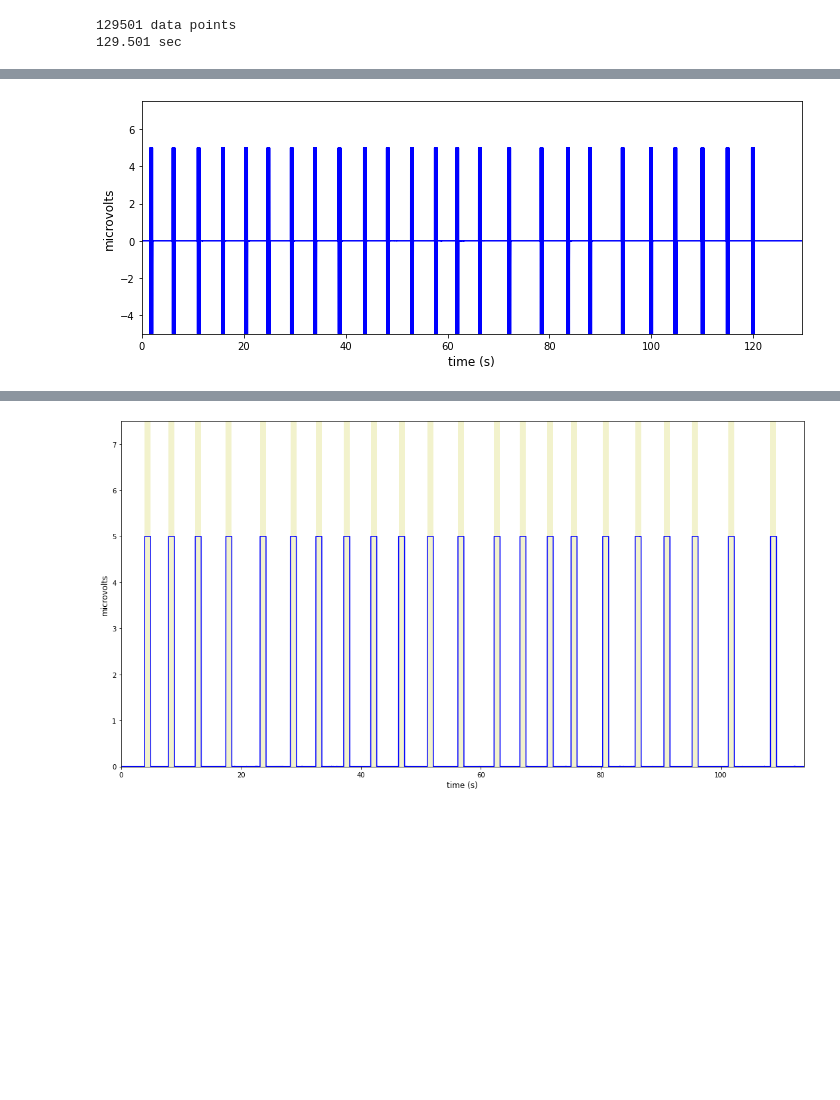
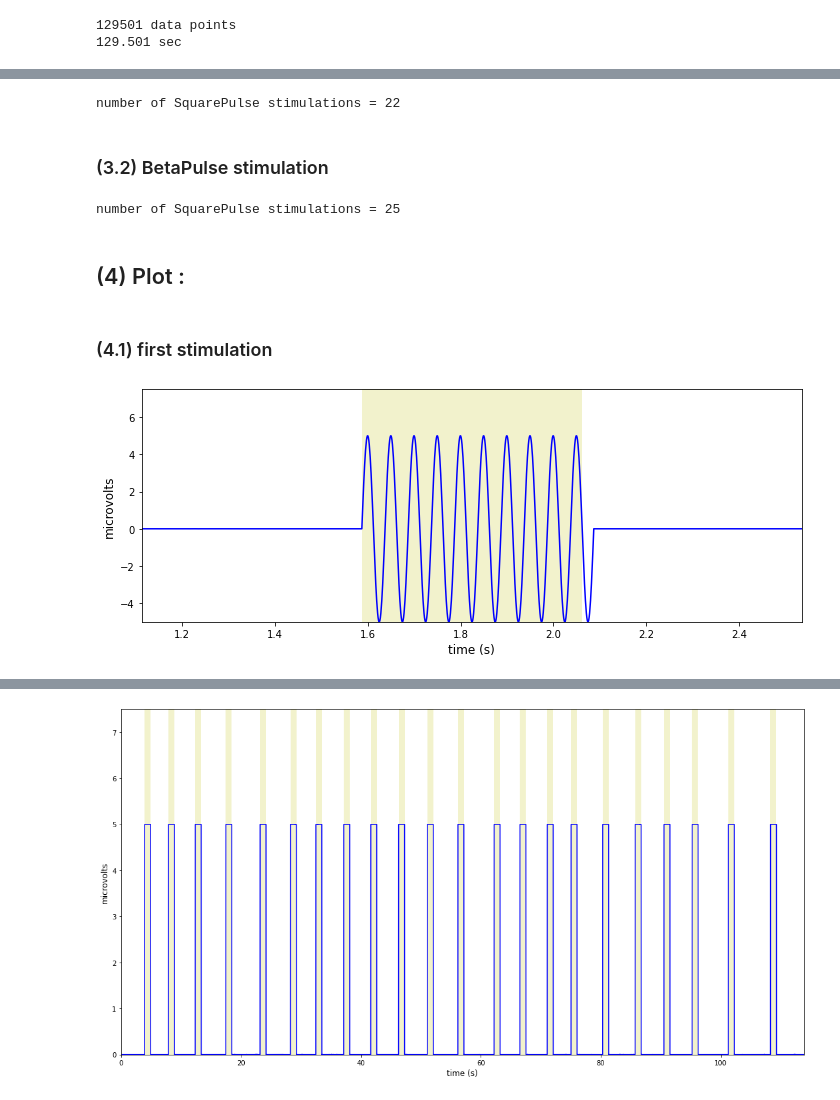
Before and after one commit to Shiva-A-Lindi/Behavioral-Analysis, a Jupyter notebook: Locomotion/Read_smr_files.ipynb, the cells around one changed output, grey strips where cells are left out. Drawn from its saved outputs; the diff is of its cells as text; code cells hidden in the pictures; blank space fills up the shorter version.

Commit message:
Beta stim analysis completed

```diff
--- a/Locomotion/Read_smr_files.ipynb
+++ b/Locomotion/Read_smr_files.ipynb
@@ -46,7 +33,8 @@ Python version =  3.8.5 (default, Sep  4 2020, 07:30:14)
 ### input filepath:
 # %%
 filepath='/home/shiva/Desktop/SquarePulse_k03_D2only_test.smr'
-filepath = '/home/shiva/Downloads/Beta STR_s01.smrx'
+filepath="/home/shiva/Desktop/SquarePulse_k03_D2only.smrx"
+filepath = '/home/shiva/Desktop/Beta STR_s01.smrx'
 # %%
 
 def read_laser_file(filepath):
@@ -107,11 +126,73 @@ print('{} data points\n{} sec\n'.format(
+# %%
+def laser_start_and_end_SquarePulse(laser_series, laser_threshold = 4):
+    peaks = (laser_series > laser_threshold).reshape(1,-1)[0]
+    peaks = peaks * 1
+    shifted_right = np.roll(peaks, 1)
+    shifted_left = np.roll(peaks, -1)
+
+    laser_start = np.where(peaks - shifted_right > 0)[0]
+    laser_end = np.where(peaks - shifted_left > 0)[0]
+
+    print("number of SquarePulse stimulations = {}".format(len(laser_start)))
+
+    return laser_start, laser_end
+laser_start, laser_end = laser_start_and_end_SquarePulse(laser_series, laser_threshold = 4)
+# print('laser starts = \n\n', time[laser_start],
+#       '\n\n laser ends = \n\n', time[laser_end])
+# %% [output]
+number of SquarePulse stimulations = 22
+# %% [markdown]
+### (3.2) BetaPulse stimulation
+# %%
+def laser_start_and_end_BetaPulse(laser_series,
+                                  peak_height_thresh = 1,
+                                  min_dist_bet_laser_coef = 1.5):
+    laser_series = np.array(laser_series)
+    laser_series = laser_series.reshape(-1,)
+    peaks,_ = find_peaks(laser_series, height = peak_height_thresh)
+    peaks = np.array(peaks)
+    dist_bet_peaks = np.diff(peaks)
+
+    most_freq = np.argmax(np.bincount(dist_bet_peaks))
+
+    laser_end = peaks[np.where(dist_bet_peaks > min_dist_bet_laser_coef * most_freq)]
+    laser_start = peaks[np.where(dist_bet_peaks > 1.5 * most_freq)[0]+1]
+    laser_start = np.insert(laser_start, 0, peaks[0] )
+    laser_end = np.append(laser_end, peaks[-1])
+    laser_end = np.array(laser_end).reshape(-1,)
+
+    ## shift back the starts a quarter of a mini pulse
+    quarter_wavelength = int((np.min(dist_bet_peaks)) / 4)
+    laser_start = laser_start - quarter_wavelength
+
+    ## shift forward the starts a quarter of a mini pulse
+    half_wavelength = int((np.min(dist_bet_peaks)) / 2)
+    laser_end = laser_end + quarter_wavelength
+
+    print("number of SquarePulse stimulations = {}".format(len(laser_start)))
+
+    return laser_start, laser_end
+
+laser_start, laser_end = laser_start_and_end_BetaPulse(laser_series)
+# %% [output]
+number of SquarePulse stimulations = 25
+# %% [markdown]
+## (4) Plot :
+# %% [markdown]
+### (4.1) first stimulation
 # %%
 fig, ax = plt.subplots(1, 1, figsize=(10, 4))
 miny = np.min(laser_series) ; maxy = np.max(laser_series)* 1.5
 ax.plot(time , laser_series, 'b')
 ax.set_xlabel('time (s)', fontsize=12)
 ax.set_ylabel('microvolts', fontsize=12)
-ax.set_xlim(0, secs)
+
+first_laser_duration = time[laser_end[0]] - time[laser_start[0]]
+ax.set_xlim(0, time[laser_end[0]] + first_laser_duration)
 ax.set_ylim(miny, maxy)
+ax.axvspan(time[laser_start[0]], time[laser_end[0]],  facecolor='y', alpha=0.2)
+first_laser_duration = time[laser_end[0]] - time[laser_start[0]]
+ax.set_xlim(time[laser_start[0]] - first_laser_duration, time[laser_end[0]] + first_laser_duration)
 plt.tight_layout()
 # %% [output]
-[figure, old version]
+[figure, new version]
```
Also changed, not shown: parts of 14 cells of this notebook, 1 other file.
